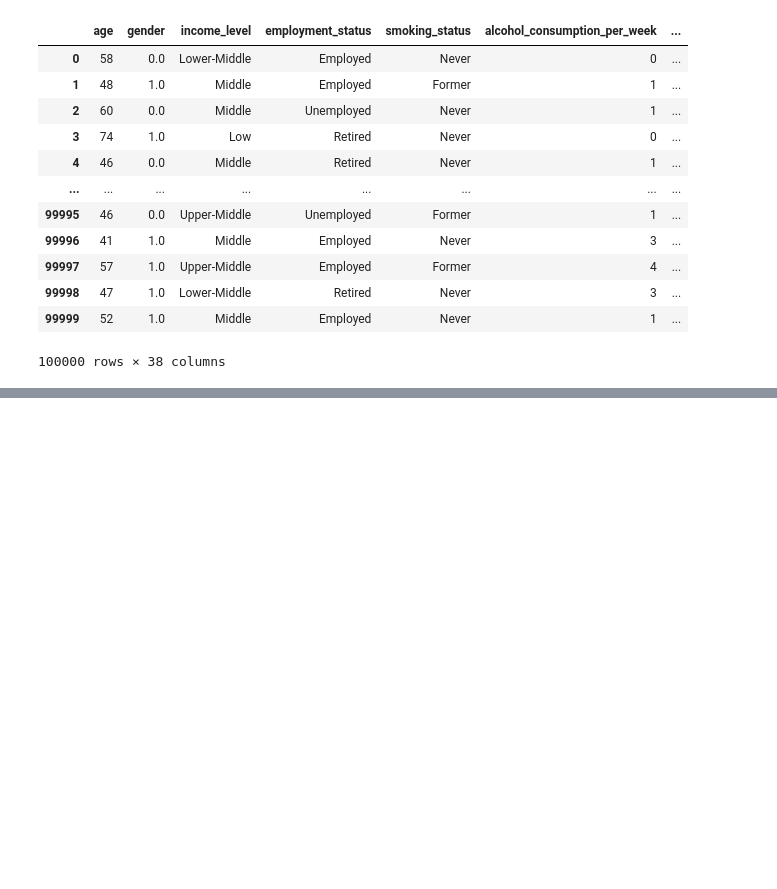
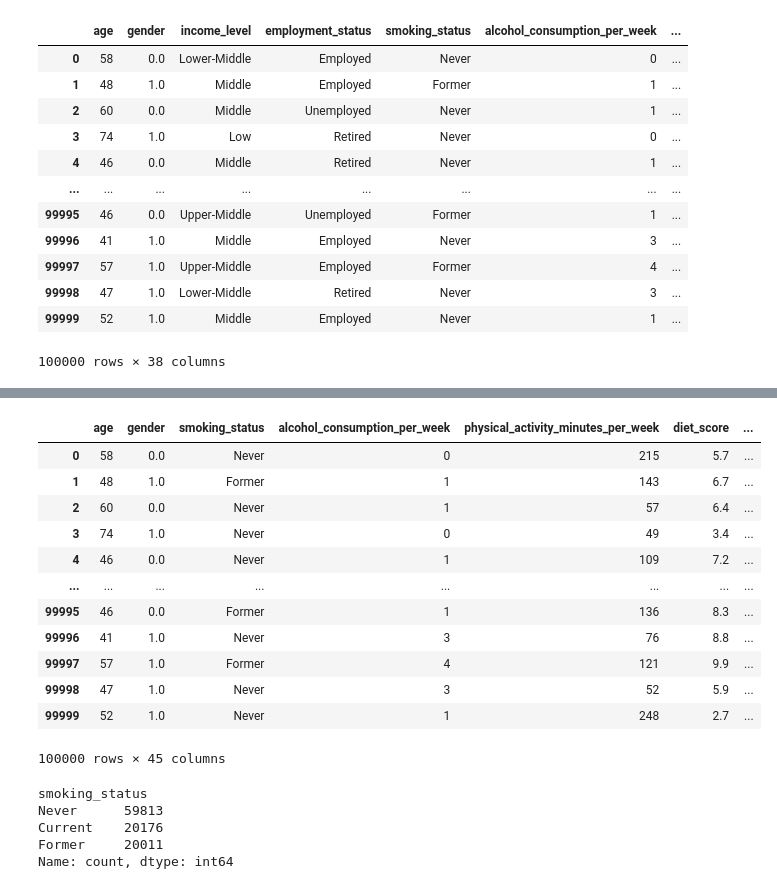
Before and after one commit to plamensve/ML_FINAL_PROJECT, a Jupyter notebook: 02_preprocessing.ipynb, the cells around one changed output, grey strips where cells are left out. Saved outputs shown, nothing was run; the diff lists cells and outputs as text; code cells hidden in the pictures; blank space fills up the shorter version.

```diff
--- a/02_preprocessing.ipynb
+++ b/02_preprocessing.ipynb
@@ -96,0 +135,27 @@ data
+# %%
+employment_status_dummies = pd.get_dummies(data['employment_status'], prefix='employment_status').astype(int)
+data = pd.concat([data, employment_status_dummies], axis=1)
+data = data.drop(columns='employment_status')
+data
+# %% [output]
+|  | age | gender | smoking_status | alcohol_consumption_per_week | physical_activity_minutes_per_week | diet_score | ... |
+| 0 | 58 | 0.0 | Never | 0 | 215 | 5.7 | ... |
+| 1 | 48 | 1.0 | Former | 1 | 143 | 6.7 | ... |
+| 2 | 60 | 0.0 | Never | 1 | 57 | 6.4 | ... |
+| 3 | 74 | 1.0 | Never | 0 | 49 | 3.4 | ... |
+| 4 | 46 | 0.0 | Never | 1 | 109 | 7.2 | ... |
+| ... | ... | ... | ... | ... | ... | ... | ... |
+| 99995 | 46 | 0.0 | Former | 1 | 136 | 8.3 | ... |
+| 99996 | 41 | 1.0 | Never | 3 | 76 | 8.8 | ... |
+| 99997 | 57 | 1.0 | Former | 4 | 121 | 9.9 | ... |
+| 99998 | 47 | 1.0 | Never | 3 | 52 | 5.9 | ... |
+| 99999 | 52 | 1.0 | Never | 1 | 248 | 2.7 | ... |
+100000 rows × 45 columns
+# %%
+data['smoking_status'].value_counts()
+# %% [output]
+smoking_status
+Never      59813
+Current    20176
+Former     20011
+Name: count, dtype: int64
```
Also changed, not shown: parts of 8 cells of this notebook, 2 other files.
